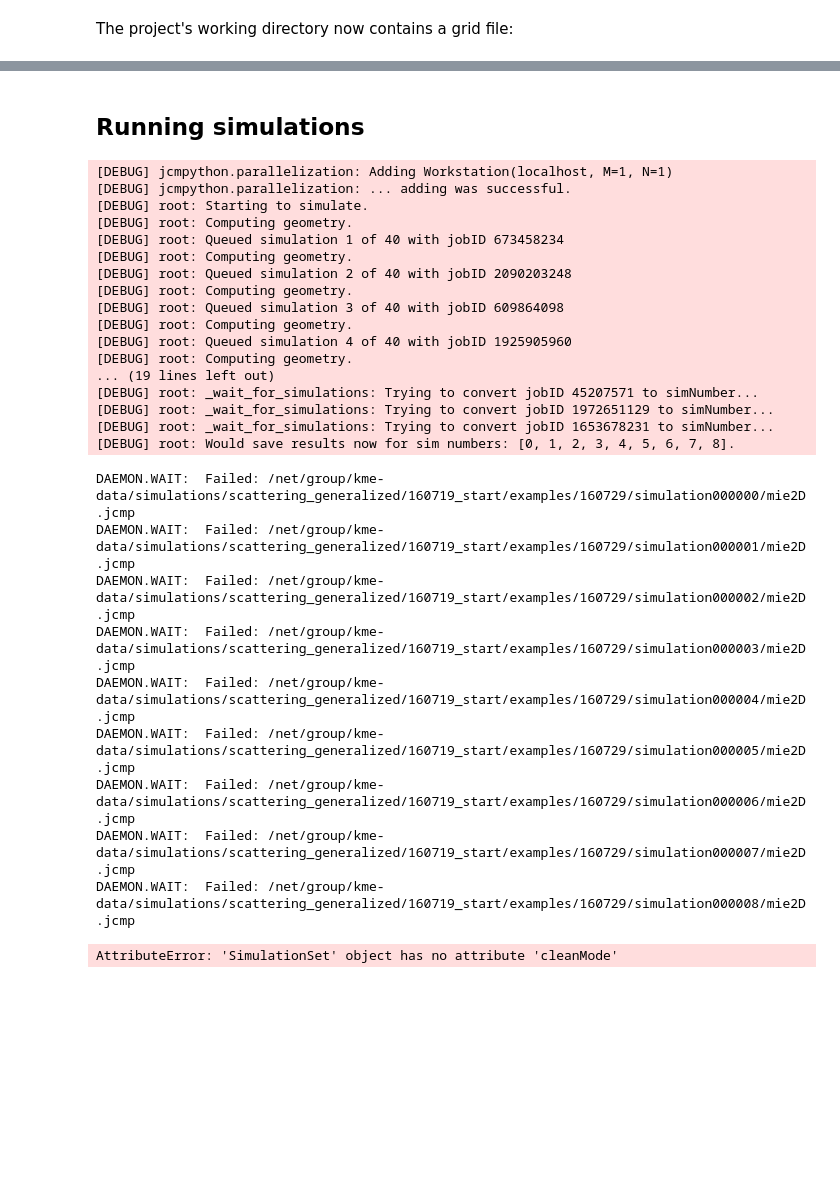
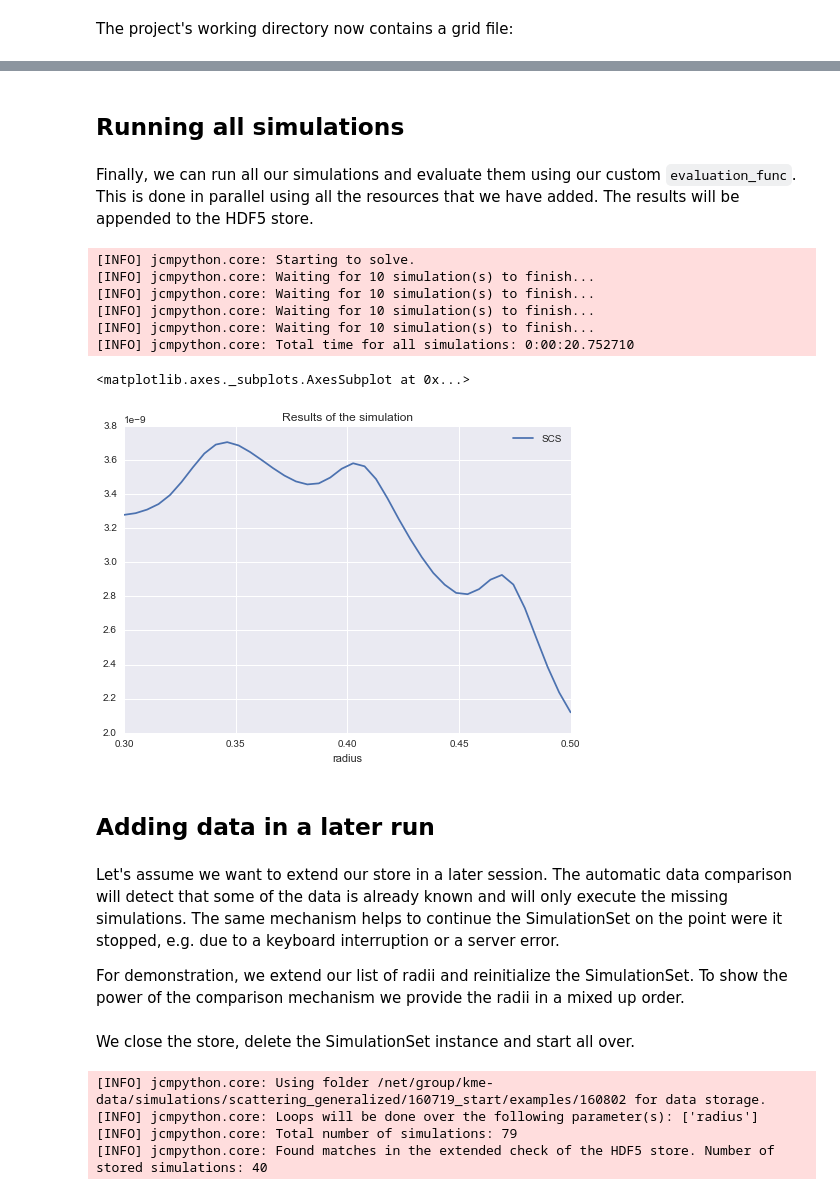
Before and after one commit to jbopp/pypmj, a Jupyter notebook: examples/mie2D.ipynb, the cells around one changed output, grey strips where cells are left out. Saved outputs shown, nothing was run; the diff lists cells and outputs as text; code cells hidden in the pictures; blank space fills up the shorter version.

Commit message:
Almost working. delete_wdirs seems to be broken. See next commit for detailed list of changes.

```diff
--- a/examples/mie2D.ipynb
+++ b/examples/mie2D.ipynb
@@ -58,0 +73,2 @@ jpy.license_info()
+# %%
+jpy.load_extension('materials')
@@ -170,0 +186,4 @@ os.listdir(simuset.get_project_wdir())
+# %%
+print 'Status before solving:', sim.status
+results, logs = simuset.solve_single_simulation(sim)
+print 'Status after solving:', sim.status
@@ -170,0 +278,5 @@ os.listdir(simuset.get_project_wdir())
+# %%
+def read_scs(pp):
+    results = {} #must be a dict
+    results['SCS'] = pp[0]['ElectromagneticFieldEnergyFlux'][0][0].real
+    return results
@@ -171,32 +301,30 @@ os.listdir(simuset.get_project_wdir())
 # %% [markdown]
-## Running simulations
+## Running all simulations
+# %% [markdown]
+Finally, we can run all our simulations and evaluate them using our custom `evaluation_func`. This is done in parallel using all the resources that we have added. The results will be appended to the HDF5 store.
 # %%
-simuset.run()
+simuset.run(N=10, evaluation_func=read_scs)
 # %% [output]
-[DEBUG] jcmpython.parallelization: Adding Workstation(localhost, M=1, N=1)
-[DEBUG] jcmpython.parallelization: ... adding was successful.
-[DEBUG] root: Starting to simulate.
-[DEBUG] root: Computing geometry.
-[DEBUG] root: Queued simulation 1 of 40 with jobID 673458234
-[DEBUG] root: Computing geometry.
-[DEBUG] root: Queued simulation 2 of 40 with jobID 2090203248
-[DEBUG] root: Computing geometry.
-[DEBUG] root: Queued simulation 3 of 40 with jobID 609864098
-[DEBUG] root: Computing geometry.
-[DEBUG] root: Queued simulation 4 of 40 with jobID 1925905960
-[DEBUG] root: Computing geometry.
-... (19 lines left out)
-[DEBUG] root: _wait_for_simulations: Trying to convert jobID 45207571 to simNumber...
-[DEBUG] root: _wait_for_simulations: Trying to convert jobID 1972651129 to simNumber...
-[DEBUG] root: _wait_for_simulations: Trying to convert jobID 1653678231 to simNumber...
-[DEBUG] root: Would save results now for sim numbers: [0, 1, 2, 3, 4, 5, 6, 7, 8].
+[INFO] jcmpython.core: Starting to solve.
+[INFO] jcmpython.core: Waiting for 10 simulation(s) to finish...
+[INFO] jcmpython.core: Waiting for 10 simulation(s) to finish...
+[INFO] jcmpython.core: Waiting for 10 simulation(s) to finish...
+[INFO] jcmpython.core: Waiting for 10 simulation(s) to finish...
+[INFO] jcmpython.core: Total time for all simulations: 0:00:20.752710
-DAEMON.WAIT:  Failed: /net/group/kme-data/simulations/scattering_generalized/160719_start/examples/160729/simulation000000/mie2D.jcmp
-DAEMON.WAIT:  Failed: /net/group/kme-data/simulations/scattering_generalized/160719_start/examples/160729/simulation000001/mie2D.jcmp
-DAEMON.WAIT:  Failed: /net/group/kme-data/simulations/scattering_generalized/160719_start/examples/160729/simulation000002/mie2D.jcmp
-DAEMON.WAIT:  Failed: /net/group/kme-data/simulations/scattering_generalized/160719_start/examples/160729/simulation000003/mie2D.jcmp
-DAEMON.WAIT:  Failed: /net/group/kme-data/simulations/scattering_generalized/160719_start/examples/160729/simulation000004/mie2D.jcmp
-DAEMON.WAIT:  Failed: /net/group/kme-data/simulations/scattering_generalized/160719_start/examples/160729/simulation000005/mie2D.jcmp
-DAEMON.WAIT:  Failed: /net/group/kme-data/simulations/scattering_generalized/160719_start/examples/160729/simulation000006/mie2D.jcmp
-DAEMON.WAIT:  Failed: /net/group/kme-data/simulations/scattering_generalized/160719_start/examples/160729/simulation000007/mie2D.jcmp
-DAEMON.WAIT:  Failed: /net/group/kme-data/simulations/scattering_generalized/160719_start/examples/160729/simulation000008/mie2D.jcmp
-AttributeError: 'SimulationSet' object has no attribute 'cleanMode'
+# %%
+%matplotlib inline
+import matplotlib.pyplot as plt
+import seaborn as sns
+sns.set_context('notebook')
+
+data = simuset.get_store_data()
+data.plot(x='radius', y='SCS', title='Results of the simulation')
+# %% [output]
+<matplotlib.axes._subplots.AxesSubplot at 0x...>
+[figure, added]
+# %% [markdown]
+## Adding data in a later run
+# %% [markdown]
+Let's assume we want to extend our store in a later session. The automatic data comparison will detect that some of the data is already known and will only execute the missing simulations. The same mechanism helps to continue the SimulationSet on the point were it stopped, e.g. due to a keyboard interruption or a server error.
+
+For demonstration, we extend our list of radii and reinitialize the SimulationSet. To show the power of the comparison mechanism we provide the radii in a mixed up order.
@@ -202,0 +336,2 @@ AttributeError: 'SimulationSet' object has no attribute 'cleanMode'
+# %% [markdown]
+We close the store, delete the SimulationSet instance and start all over.
@@ -202,0 +341,8 @@ AttributeError: 'SimulationSet' object has no attribute 'cleanMode'
+# %%
+simuset = jpy.SimulationSet(project, mie_keys_extended)
+simuset.make_simulation_schedule()
+# %% [output]
+[INFO] jcmpython.core: Using folder /net/group/kme-data/simulations/scattering_generalized/160719_start/examples/160802 for data storage.
+[INFO] jcmpython.core: Loops will be done over the following parameter(s): ['radius']
+[INFO] jcmpython.core: Total number of simulations: 79
+[INFO] jcmpython.core: Found matches in the extended check of the HDF5 store. Number of stored simulations: 40
```
Also changed, not shown: parts of 46 cells of this notebook, 9 other files.
